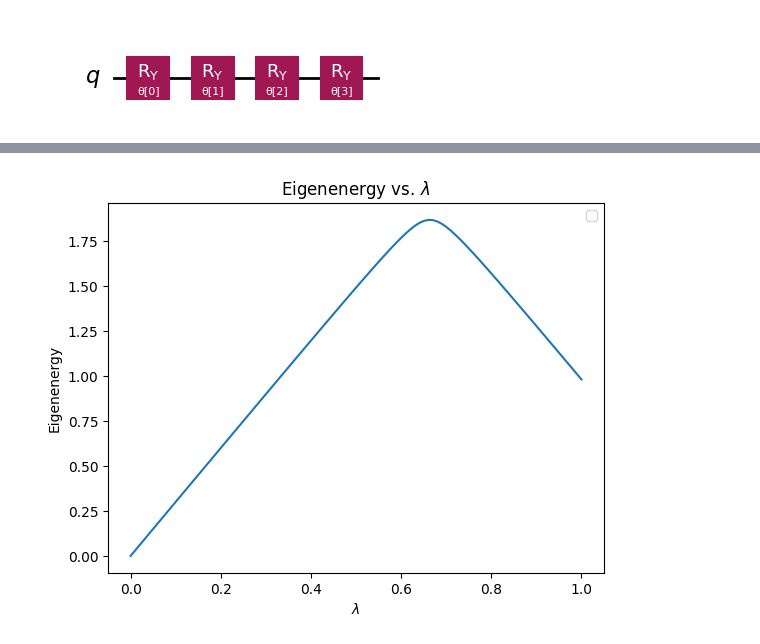
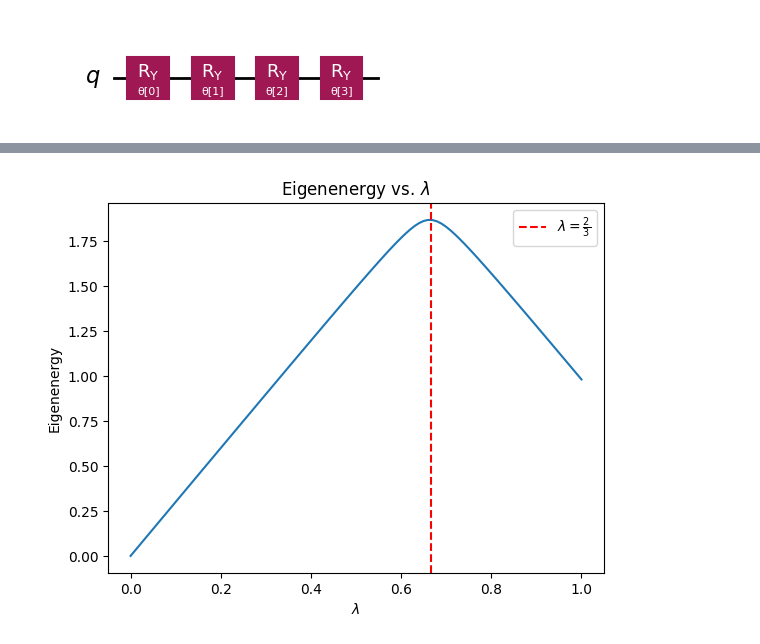
Before and after one commit to carlfre/fys5419-project-1, a Jupyter notebook: problem_c.ipynb, the cells around one changed output, grey strips where cells are left out. Saved outputs shown, nothing was run; the diff lists cells and outputs as text; code cells hidden in the pictures.

Commit message:
Adding red line in problem c plot

```diff
--- a/problem_c.ipynb
+++ b/problem_c.ipynb
@@ -45,6 +45,7 @@ def problem_c() -> None:
 
 
     plt.plot(lambdas, lower_eig)
+    plt.axvline(x=2/3, color='r', linestyle='--', label=r"$\lambda = \frac{2}{3}$")
     plt.title("Eigenenergy vs. $\lambda$")
     plt.xlabel(r"$\lambda$")
     plt.ylabel("Eigenenergy")
@@ -74 +75 @@ problem_c()
-[figure, old version]
+[figure, new version]
```
Also changed, not shown: parts of 1 cell of this notebook, 1 other file.
